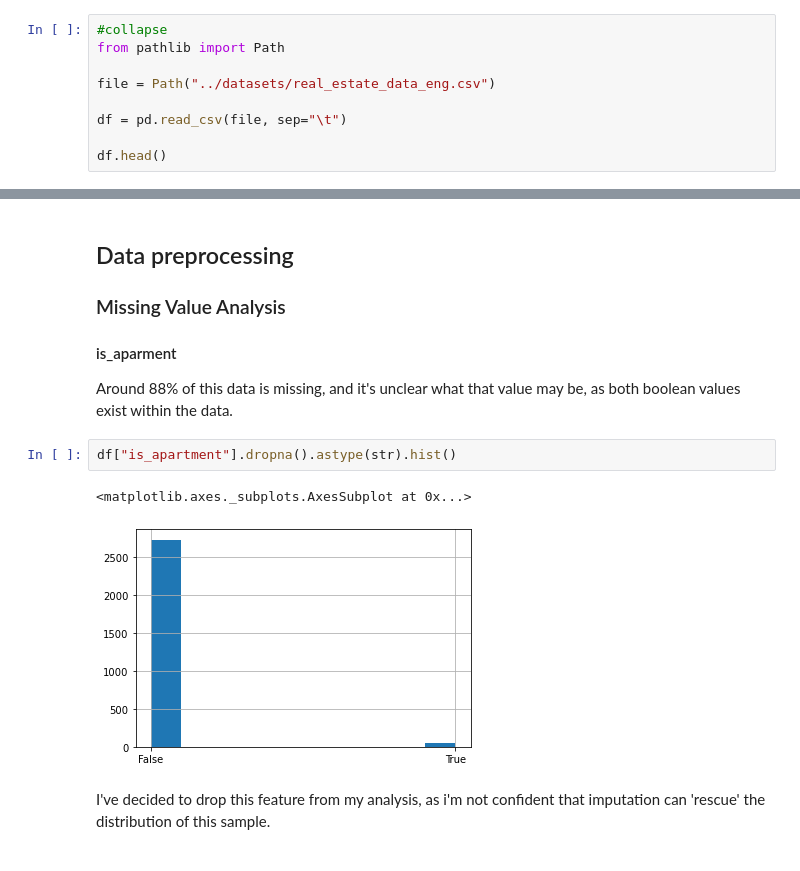
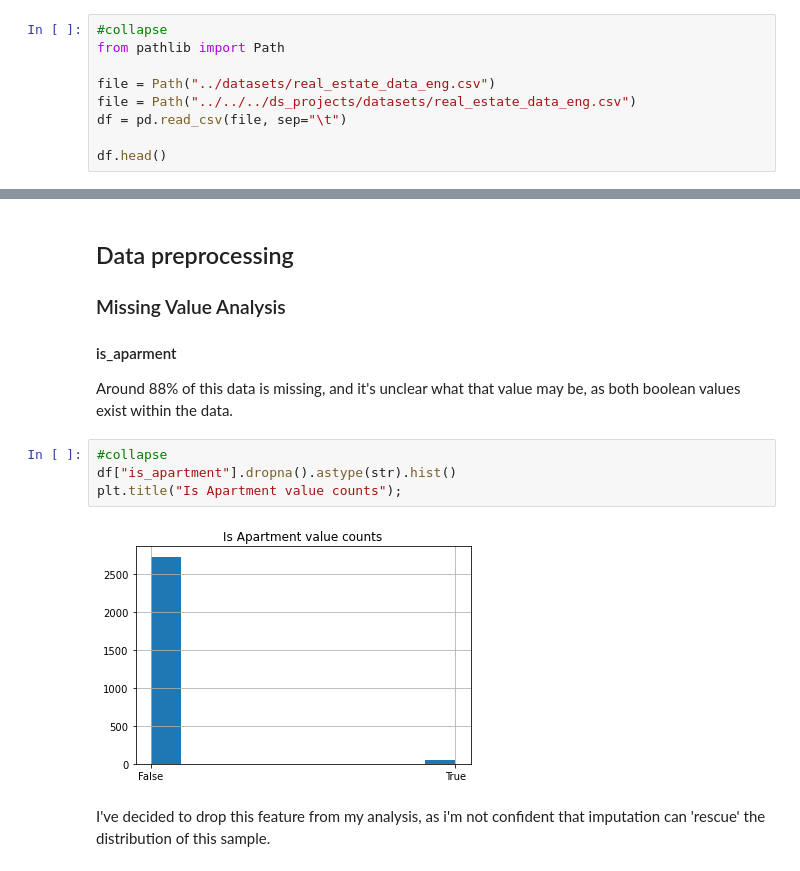
Before and after one commit to jordwil/ds_blog, a Jupyter notebook: _notebooks/2020-02-20-eda-project.ipynb, the cells around one changed output, grey strips where cells are left out. Drawn from its saved outputs; the diff is of its cells as text.

```diff
--- a/_notebooks/2020-02-20-eda-project.ipynb
+++ b/_notebooks/2020-02-20-eda-project.ipynb
@@ -32,7 +31,7 @@ import seaborn as sns
 from pathlib import Path
 
 file = Path("../datasets/real_estate_data_eng.csv")
-
+file = Path("../../../ds_projects/datasets/real_estate_data_eng.csv")
 df = pd.read_csv(file, sep="\t")
 
 df.head()
@@ -154,10 +134,11 @@ df.describe()
 
 Around 88% of this data is missing, and it's unclear what that value may be, as both boolean values exist within the data.
 # %%
+#collapse
 df["is_apartment"].dropna().astype(str).hist()
+plt.title("Is Apartment value counts");
 # %% [output]
-<matplotlib.axes._subplots.AxesSubplot at 0x...>
-[figure, old version]
+[figure, new version]
 # %% [markdown]
 I've decided to drop this feature from my analysis, as i'm not confident that imputation can 'rescue' the distribution of this sample.
 # %%
```
Also changed, not shown: parts of 53 cells of this notebook.
